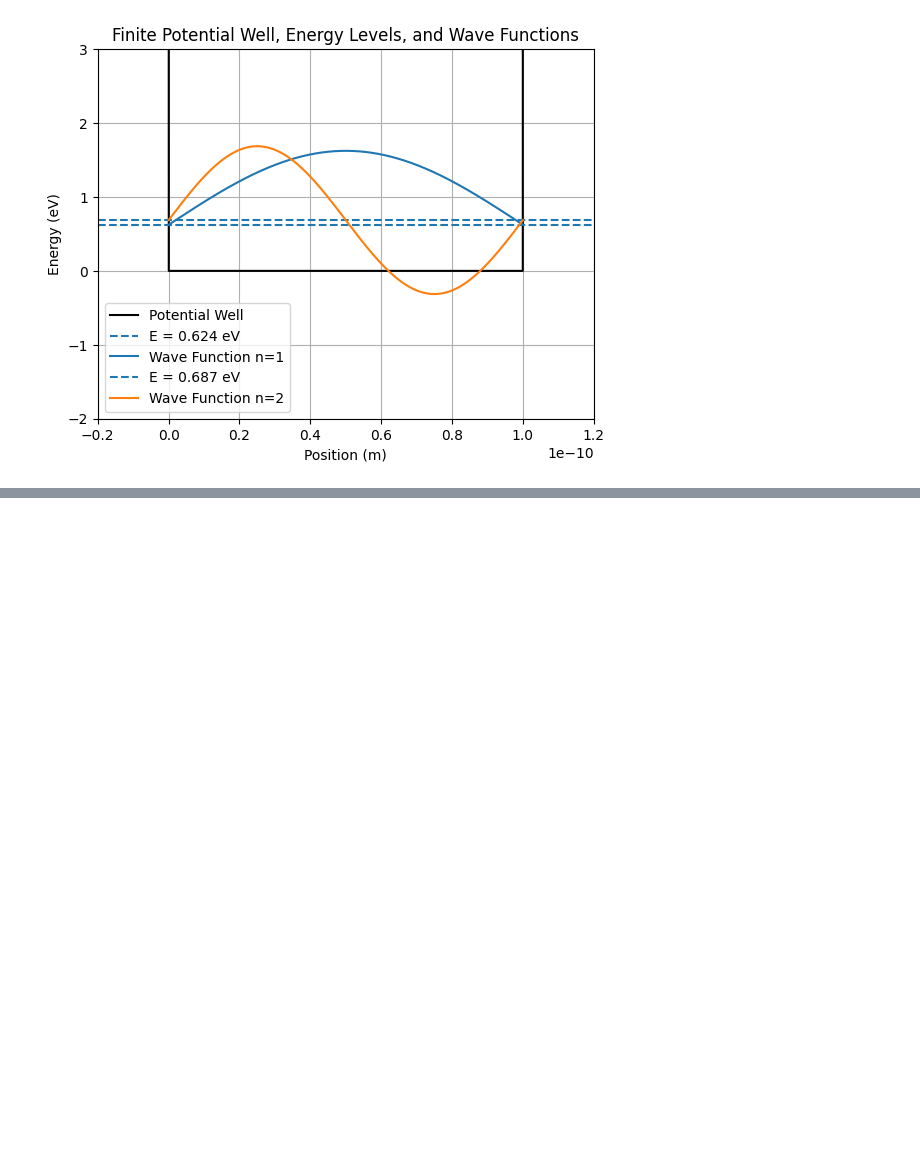
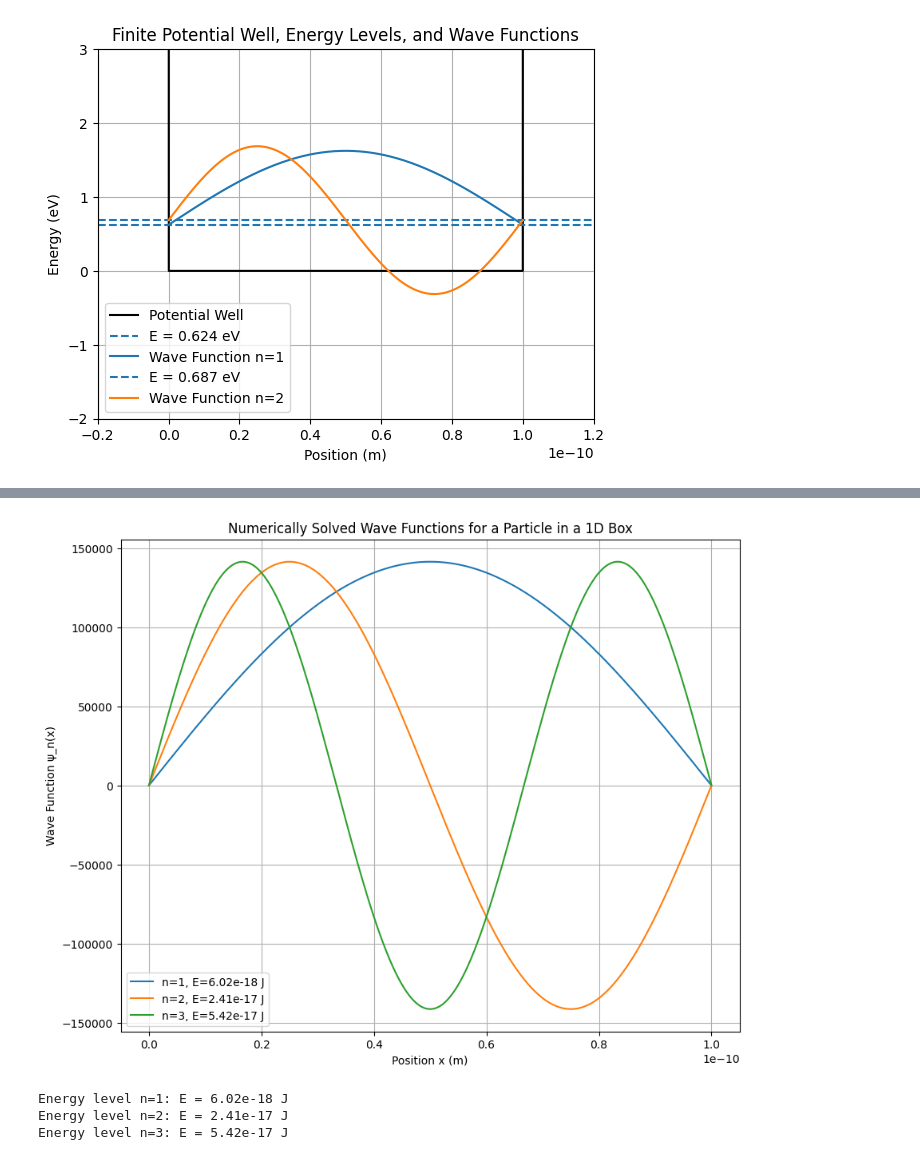
Before and after one commit to navgaur/QM1_UGCF, a Jupyter notebook: Quantum_Mech_1_UGCF.ipynb, the cells around one changed output, grey strips where cells are left out. Cells and saved outputs as stored; diff of their text form; code cells hidden in the pictures; blank space fills up the shorter version.

```diff
--- a/Quantum_Mech_1_UGCF.ipynb
+++ b/Quantum_Mech_1_UGCF.ipynb
@@ -250,0 +317,56 @@ Energy level 2: 0.687 eV
+# %%
+import numpy as np
+import matplotlib.pyplot as plt
+from scipy.linalg import eigh
+
+# Constants
+hbar = 1.0545718e-34  # Reduced Planck's constant (Joule*seconds)
+m = 9.10938356e-31    # Mass of electron (kg)
+L = 1e-10             # Length of the box (meters)
+N = 1000              # Number of discrete points
+
+# Discretize the space
+x = np.linspace(0, L, N)
+dx = x[1] - x[0]
+
+# Create the Hamiltonian matrix using finite difference method
+H = np.zeros((N, N))
+
+# Fill the Hamiltonian matrix (kinetic energy part)
+for i in range(1, N-1):
+    H[i, i] = -2.0
+    H[i, i-1] = H[i, i+1] = 1.0
+
+# Apply the scaling factor for the kinetic energy operator
+H = -H * (hbar**2 / (2 * m * dx**2))
+
+# Set boundary conditions: Ensuring wave functions are zero at the boundaries
+H[0, 0] = H[-1, -1] = 1.0
+H[0, 1] = H[-1, -2] = 0.0
+
+# Solve the eigenvalue problem Hψ = Eψ
+energies, wavefunctions = eigh(H)
+
+# Normalize the wave functions
+wavefunctions = wavefunctions.T / np.sqrt(dx)
+
+# Plot the first 3 wave functions
+plt.figure(figsize=(10, 8))
+for i in range(3):
+    plt.plot(x, wavefunctions[i], label=f"n={i+1}, E={energies[i]:.2e} J")
+
+plt.title("Numerically Solved Wave Functions for a Particle in a 1D Box")
+plt.xlabel("Position x (m)")
+plt.ylabel("Wave Function ψ_n(x)")
+plt.legend()
+plt.grid(True)
+plt.show()
+
+# Print the first 3 energy levels
+for i in range(3):
+    print(f"Energy level n={i+1}: E = {energies[i]:.2e} J")
+# %% [output]
+[figure, added]
+Energy level n=1: E = 6.02e-18 J
+Energy level n=2: E = 2.41e-17 J
+Energy level n=3: E = 5.42e-17 J
```
Also changed, not shown: parts of 3 cells of this notebook.
